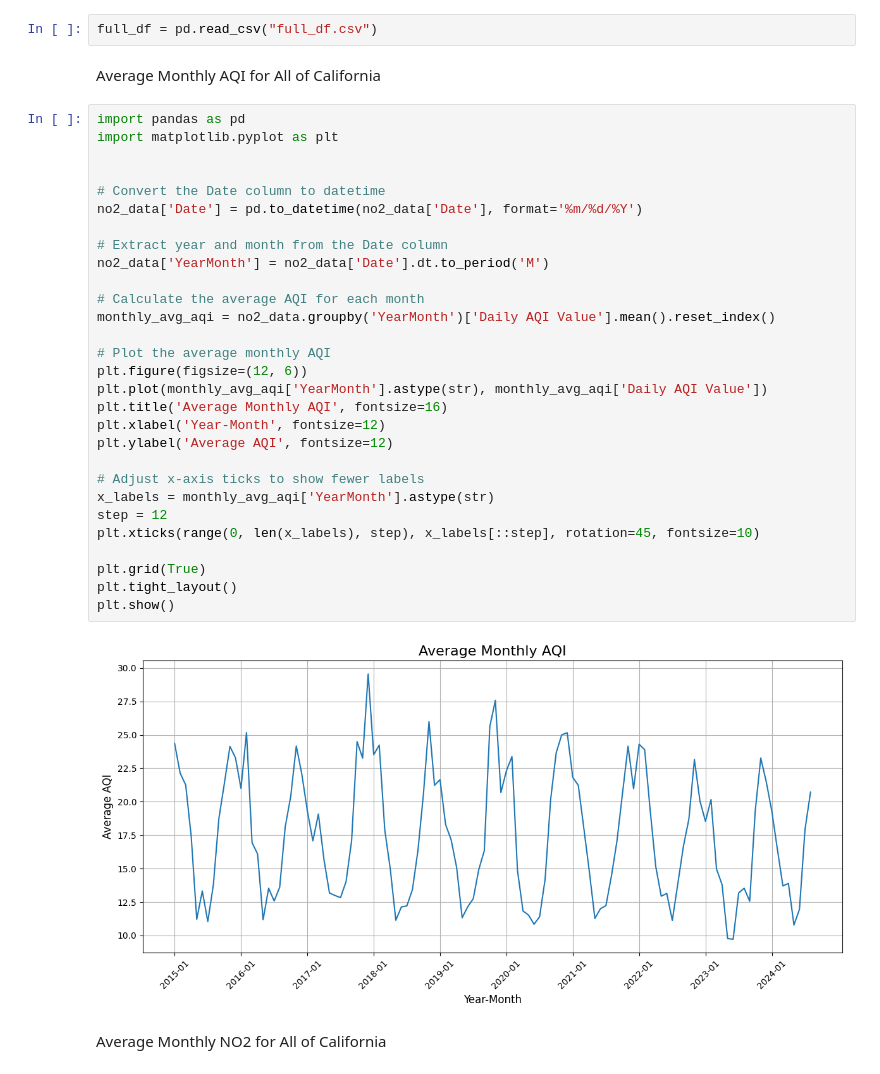
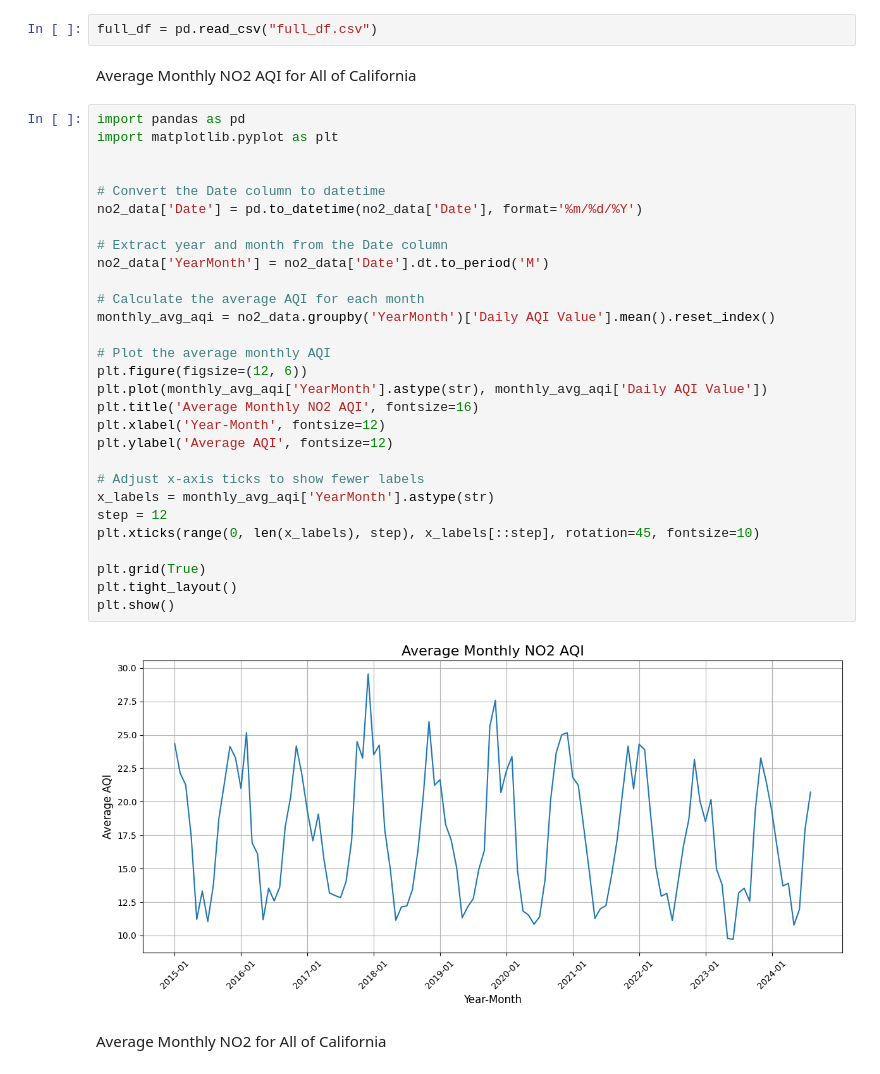
Before and after one commit to ashkren/eda_final_project, a Jupyter notebook: eda_final_project.ipynb, the cells around one changed output. Saved outputs shown, nothing was run; the diff lists cells and outputs as text.

```diff
--- a/eda_final_project.ipynb
+++ b/eda_final_project.ipynb
@@ -81,38 +224,38 @@ See the caveats in the documentation: https://pandas.pydata.org/pandas-docs/stab
 # %%
 full_df = pd.read_csv("full_df.csv")
 # %% [markdown]
-Average Monthly AQI for All of California
+Average Monthly NO2 AQI for All of California
 # %%
 import pandas as pd
 import matplotlib.pyplot as plt
 
 
 # Convert the Date column to datetime
 no2_data['Date'] = pd.to_datetime(no2_data['Date'], format='%m/%d/%Y')
 
 # Extract year and month from the Date column
 no2_data['YearMonth'] = no2_data['Date'].dt.to_period('M')
 
 # Calculate the average AQI for each month
 monthly_avg_aqi = no2_data.groupby('YearMonth')['Daily AQI Value'].mean().reset_index()
 
 # Plot the average monthly AQI
 plt.figure(figsize=(12, 6))
 plt.plot(monthly_avg_aqi['YearMonth'].astype(str), monthly_avg_aqi['Daily AQI Value'])
-plt.title('Average Monthly AQI', fontsize=16)
+plt.title('Average Monthly NO2 AQI', fontsize=16)
 plt.xlabel('Year-Month', fontsize=12)
 plt.ylabel('Average AQI', fontsize=12)
 
 # Adjust x-axis ticks to show fewer labels
 x_labels = monthly_avg_aqi['YearMonth'].astype(str)
 step = 12
 plt.xticks(range(0, len(x_labels), step), x_labels[::step], rotation=45, fontsize=10)
 
 plt.grid(True)
 plt.tight_layout()
 plt.show()
 # %% [output]
-[figure, old version]
+[figure, new version]
 # %% [markdown]
 Average Monthly NO2 for All of California
 # %%
```
Also changed, not shown: parts of 19 cells of this notebook, 11 other files.
